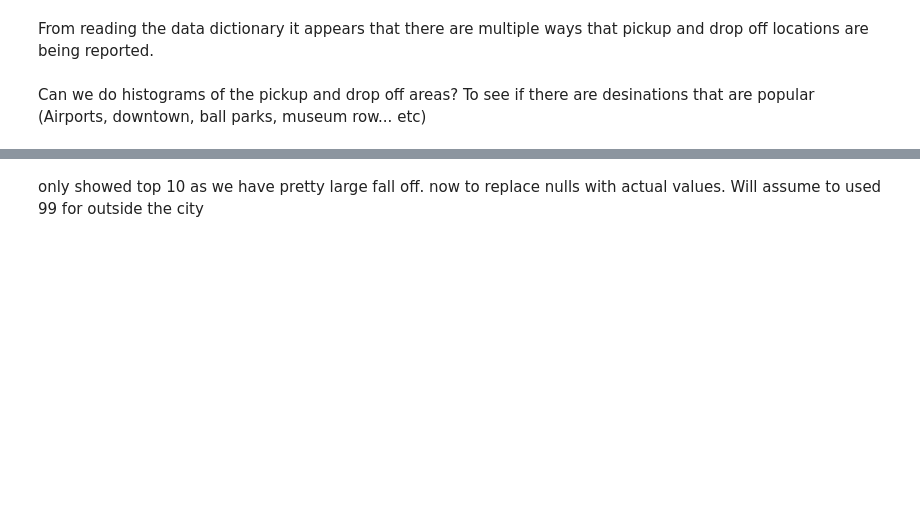
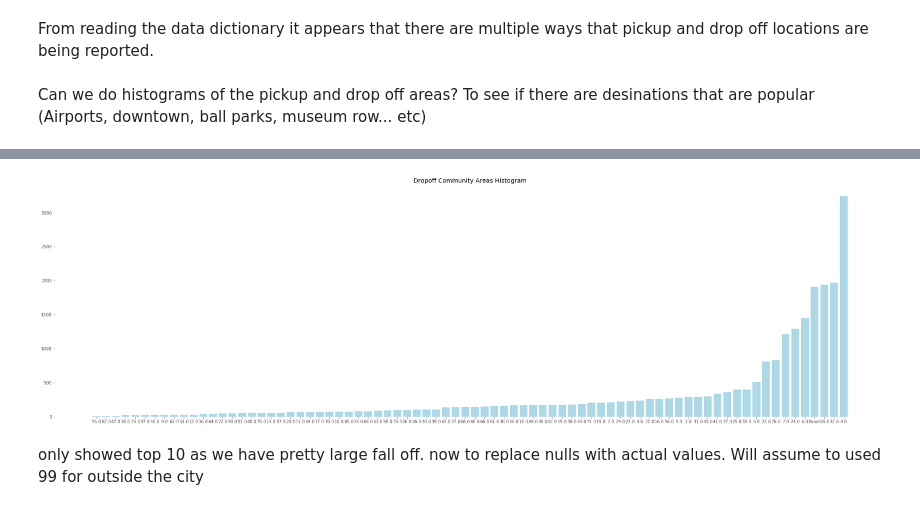
Before and after one commit to Parsons-Sam/DS5559-project, a Jupyter notebook: final_project_start.ipynb, the cells around one changed output, grey strips where cells are left out. Saved outputs shown, nothing was run; the diff lists cells and outputs as text; code cells hidden in the pictures; blank space fills up the shorter version.

```diff
--- a/final_project_start.ipynb
+++ b/final_project_start.ipynb
@@ -250,3 +329,13 @@ df2.groupby('Pickup_Community_Area').count().show(80)
+# %%
+pickups_hist = df2.groupby('Dropoff_Community_Area').count().withColumnRenamed("count","area_count").sort("area_count")
+areas = [str(x.Dropoff_Community_Area) for x in pickups_hist.collect()]
+area_count = [x.area_count for x in pickups_hist.collect()]
+plt.figure(figsize=(35,10))
+plt.bar(areas,area_count, color='lightblue')
+plt.title('Dropoff Community Areas Histogram')
+plt.axes().set_facecolor("#ffffff")
+# %% [output]
+[figure, added]
 # %% [markdown]
 only showed top 10 as we have pretty large fall off.  now to replace nulls with actual values.  Will assume to used 99 for outside the city
 # %%
```
Also changed, not shown: parts of 28 cells of this notebook.
